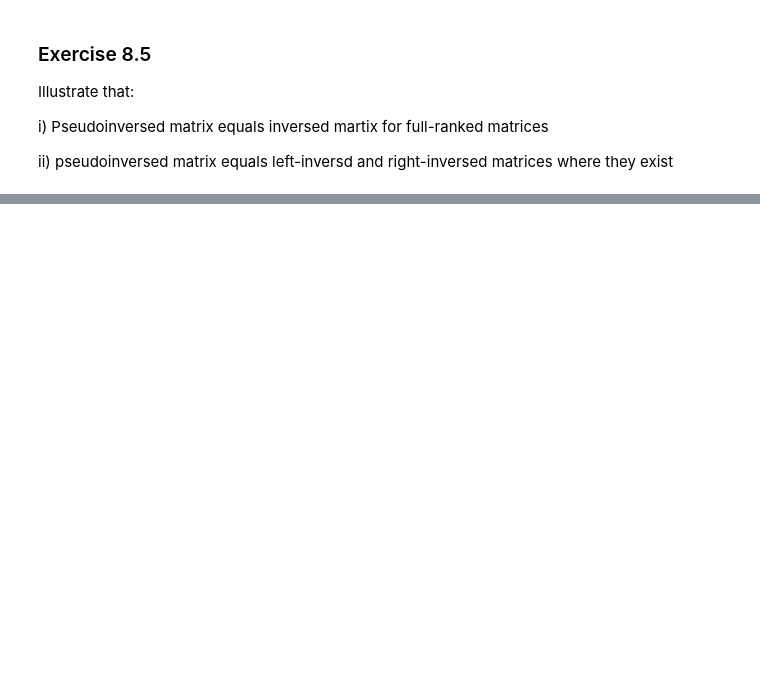
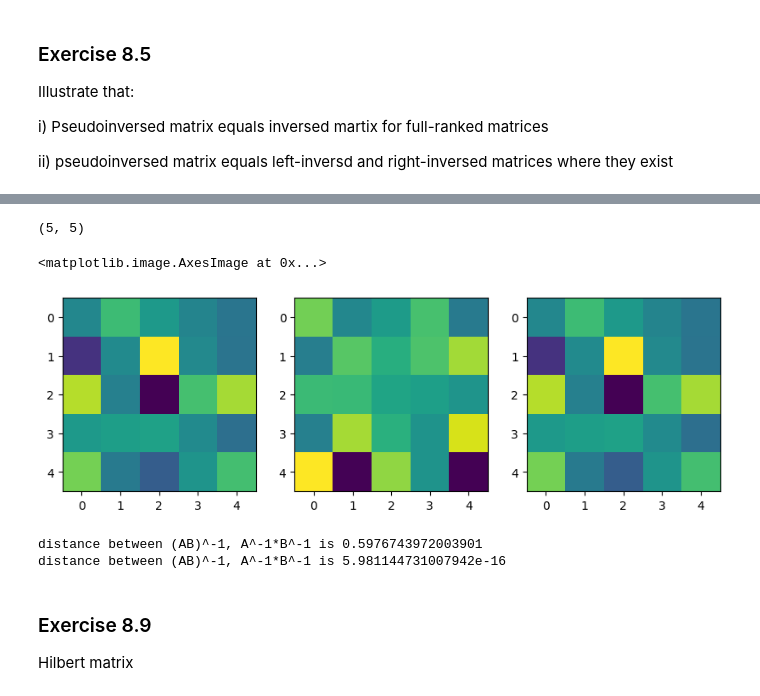
Before and after one commit to falasur/LA4DS, a Jupyter notebook: LA4DS_Ch8.ipynb, the cells around one changed output, grey strips where cells are left out. Drawn from its saved outputs; the diff is of its cells as text; code cells hidden in the pictures; blank space fills up the shorter version.

```diff
--- a/LA4DS_Ch8.ipynb
+++ b/LA4DS_Ch8.ipynb
@@ -234,0 +237,30 @@ frobenius_distance(left_invert(A), np.linalg.pinv(A))
+# %%
+A = np.random.randint(0, 10, size=(5,5))
+B = np.random.randint(0, 10, size=(5,5))
+# %%
+X = np.linalg.inv(A @ B)
+Y = np.linalg.inv(A) @ np.linalg.inv(B)
+Z = np.linalg.inv(B) @ np.linalg.inv(A)
+# %%
+np.linalg.matrix_rank(A), np.linalg.matrix_rank(B)
+# %% [output]
+(5, 5)
+# %%
+fig, (ax1, ax2, ax3) = plt.subplots(1,3)
+
+ax1.imshow(X)
+ax2.imshow(Y)
+ax3.imshow(Z)
+# %% [output]
+<matplotlib.image.AxesImage at 0x...>
+[figure, added]
+# %%
+print( f'distance between (AB)^-1, A^-1*B^-1 is {frobenius_distance(X,Y)}')
+print( f'distance between (AB)^-1, A^-1*B^-1 is {frobenius_distance(X,Z)}')
+# %% [output]
+distance between (AB)^-1, A^-1*B^-1 is 0.5976743972003901
+distance between (AB)^-1, A^-1*B^-1 is 5.981144731007942e-16
+# %% [markdown]
+### Exercise 8.9
+
+Hilbert matrix
```
Also changed, not shown: parts of 20 cells of this notebook.
